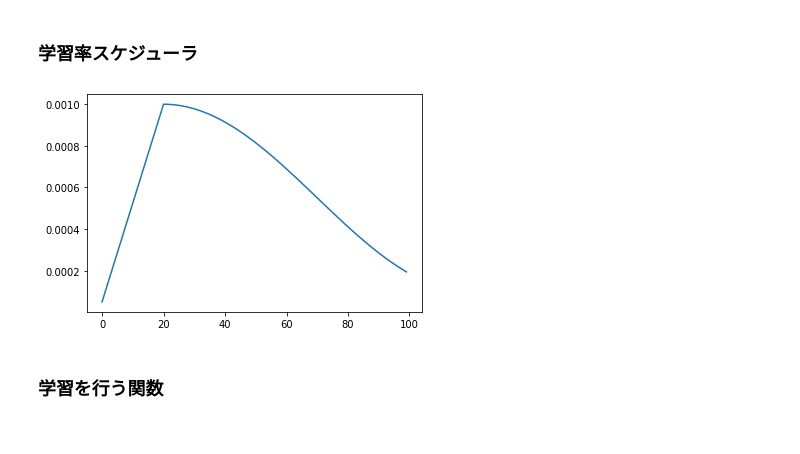
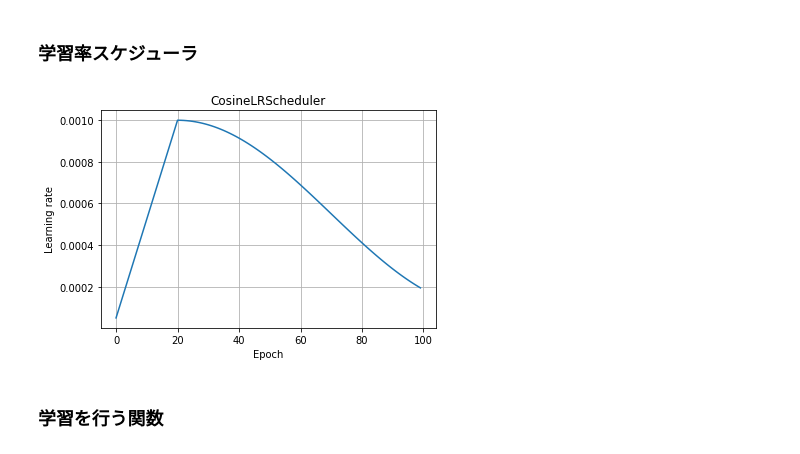
Before and after one commit to py-img-recog/python_image_recognition, a Jupyter notebook: 6_img_captioning/6_5_transformer_captioning/6_5_transformer_captioning.ipynb, the cells around one changed output. Drawn from its saved outputs; the diff is of its cells as text; code cells hidden in the pictures.

```diff
--- a/6_img_captioning/6_5_transformer_captioning/6_5_transformer_captioning.ipynb
+++ b/6_img_captioning/6_5_transformer_captioning/6_5_transformer_captioning.ipynb
@@ -317,17 +322,20 @@ class ConfigTrain(object):
 # %%
 linear = torch.nn.Linear(1, 1)
 optimizer = torch.optim.AdamW(linear.parameters())
 scheduler = CosineLRScheduler(
     optimizer, t_initial=100, lr_min=1e-4, warmup_t=20,
     warmup_lr_init=5e-5, warmup_prefix=True)
 
 lrs = []
 for i in range(100):
     lrs.append(scheduler.get_epoch_values(i))
 plt.plot(lrs)
-plt.show()
+plt.title("CosineLRScheduler")
+plt.xlabel("Epoch")
+plt.ylabel("Learning rate")
+plt.grid()
 # %% [output]
-[figure, old version]
+[figure, new version]
 # %% [markdown]
 ### 学習を行う関数
 # %%
```
Also changed, not shown: parts of 5 cells of this notebook.
